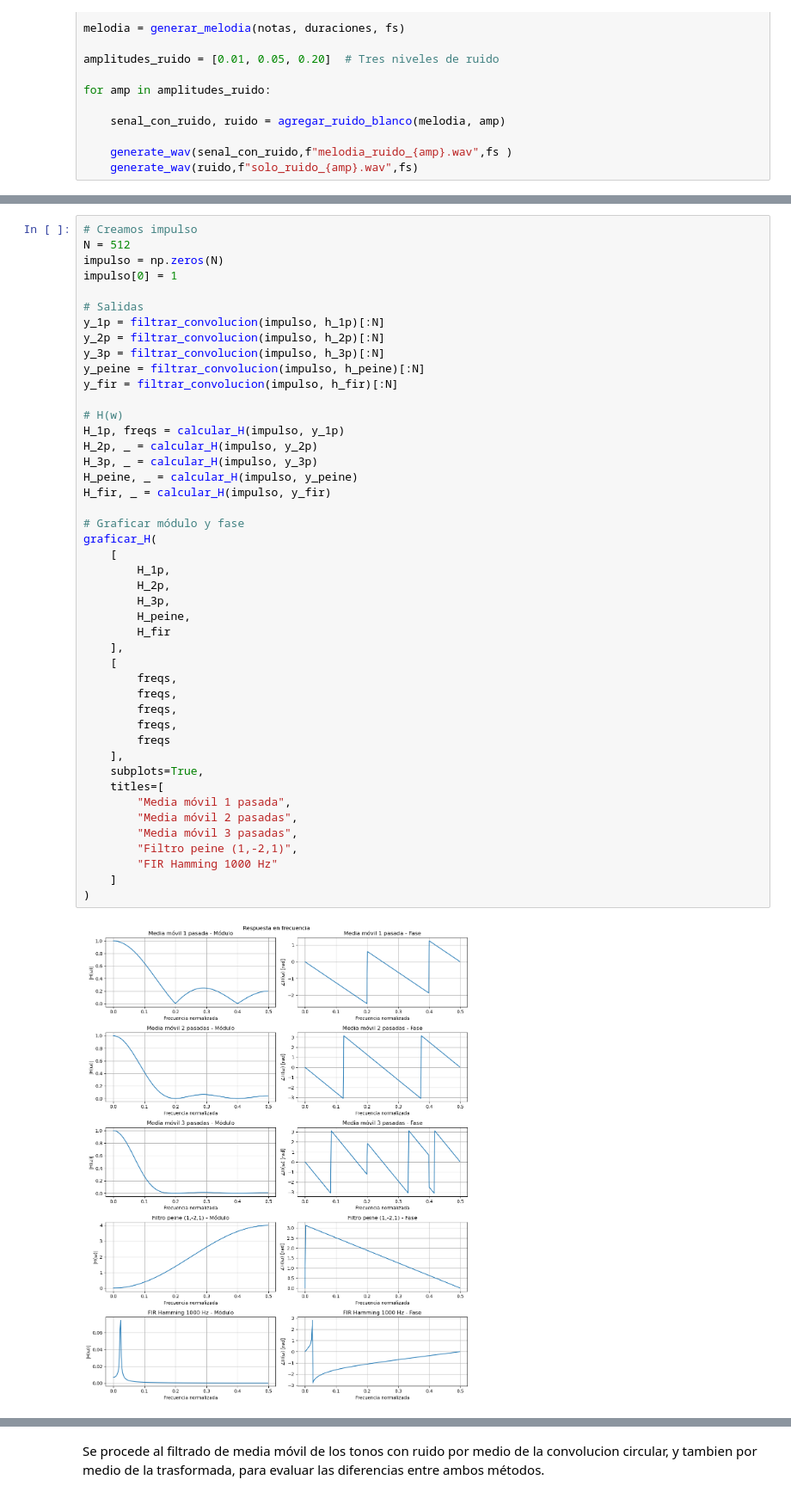
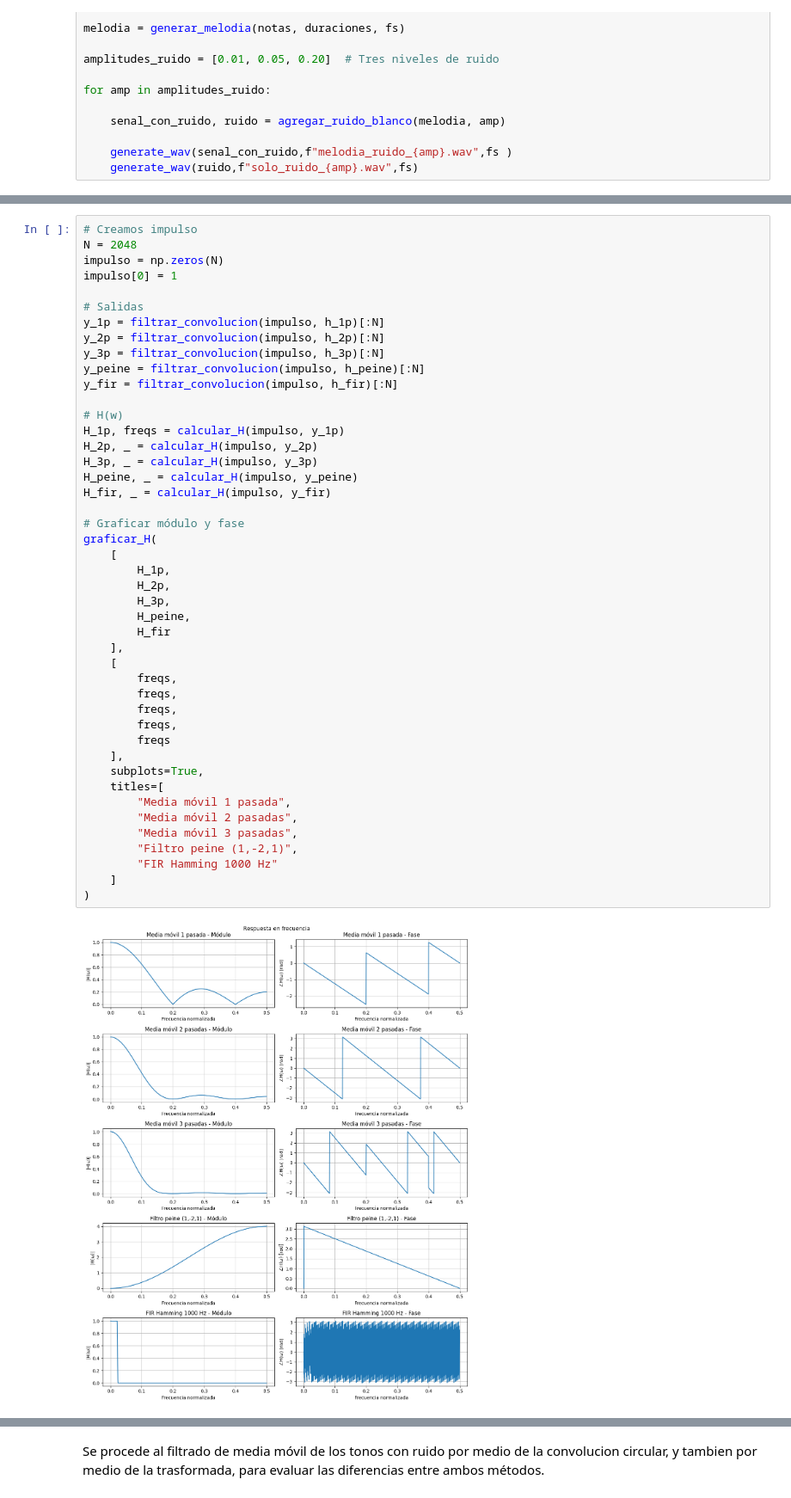
Before and after one commit to notfigure8/TP-DSP-Grupo-5, a Jupyter notebook: notebook_grupo_5.ipynb, the cells around one changed output, grey strips where cells are left out. Shown at 86% size. Saved outputs shown, nothing was run; the diff lists cells and outputs as text.

```diff
--- a/notebook_grupo_5.ipynb
+++ b/notebook_grupo_5.ipynb
@@ -145,6 +141,6 @@ en frecuencia H(ω) aplicando el filtro a un impulso y luego calculando la FFT,
 # %%
 # Creamos impulso
-N = 512
+N = 2048
 impulso = np.zeros(N)
 impulso[0] = 1
 
@@ -161,34 +157,34 @@ H_2p, _ = calcular_H(impulso, y_2p)
 H_3p, _ = calcular_H(impulso, y_3p)
 H_peine, _ = calcular_H(impulso, y_peine)
 H_fir, _ = calcular_H(impulso, y_fir)
 
 # Graficar módulo y fase
 graficar_H(
     [
         H_1p,
         H_2p,
         H_3p,
         H_peine,
         H_fir
     ],
     [
         freqs,
         freqs,
         freqs,
         freqs,
         freqs
     ],
     subplots=True,
     titles=[
         "Media móvil 1 pasada",
         "Media móvil 2 pasadas",
         "Media móvil 3 pasadas",
         "Filtro peine (1,-2,1)",
         "FIR Hamming 1000 Hz"
     ]
 )
 # %% [output]
-[figure, old version]
+[figure, new version]
 # %% [markdown]
 ### Observación: caracterización en frecuencia de los filtros
 
```
Also changed, not shown: parts of 27 cells of this notebook, 8 other files.
